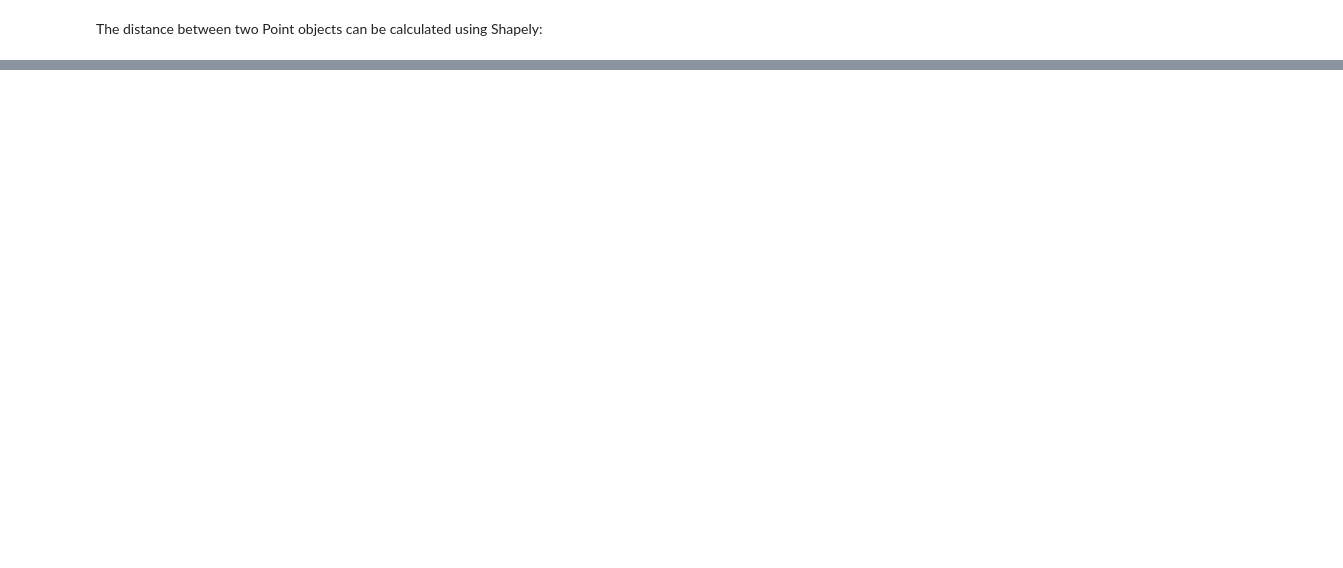
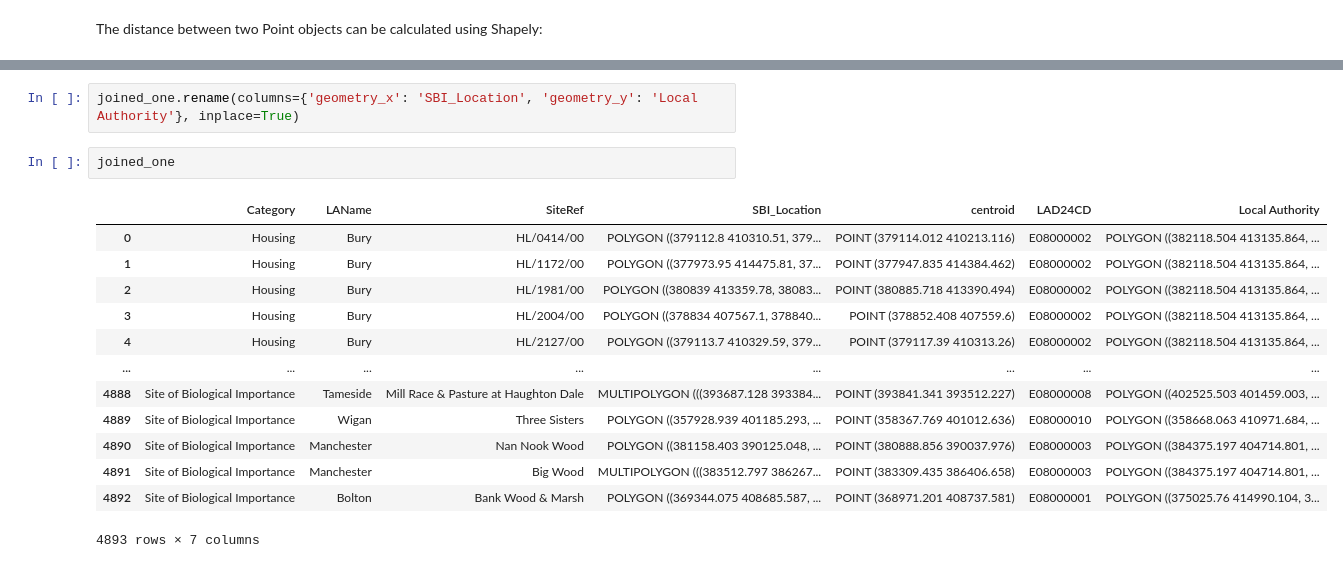
Before and after one commit to ChrisSoderberg-ONS/mss-sbi-project, a Jupyter notebook: sbi-analysis/example-notebook.ipynb, the cells around one changed output, grey strips where cells are left out. Drawn from its saved outputs; the diff is of its cells as text; blank space fills up the shorter version.

```diff
--- a/sbi-analysis/example-notebook.ipynb
+++ b/sbi-analysis/example-notebook.ipynb
@@ -71,0 +142,18 @@ print(
+# %%
+joined_one.rename(columns={'geometry_x': 'SBI_Location', 'geometry_y': 'Local Authority'}, inplace=True)
+# %%
+joined_one
+# %% [output]
+|  | Category | LAName | SiteRef | SBI_Location | centroid | LAD24CD | Local Authority |
+| 0 | Housing | Bury | HL/0414/00 | POLYGON ((379112.8 410310.51, 379... | POINT (379114.012 410213.116) | E08000002 | POLYGON ((382118.504 413135.864, ... |
+| 1 | Housing | Bury | HL/1172/00 | POLYGON ((377973.95 414475.81, 37... | POINT (377947.835 414384.462) | E08000002 | POLYGON ((382118.504 413135.864, ... |
+| 2 | Housing | Bury | HL/1981/00 | POLYGON ((380839 413359.78, 38083... | POINT (380885.718 413390.494) | E08000002 | POLYGON ((382118.504 413135.864, ... |
+| 3 | Housing | Bury | HL/2004/00 | POLYGON ((378834 407567.1, 378840... | POINT (378852.408 407559.6) | E08000002 | POLYGON ((382118.504 413135.864, ... |
+| 4 | Housing | Bury | HL/2127/00 | POLYGON ((379113.7 410329.59, 379... | POINT (379117.39 410313.26) | E08000002 | POLYGON ((382118.504 413135.864, ... |
+| ... | ... | ... | ... | ... | ... | ... | ... |
+| 4888 | Site of Biological Importance | Tameside | Mill Race & Pasture at Haughton Dale | MULTIPOLYGON (((393687.128 393384... | POINT (393841.341 393512.227) | E08000008 | POLYGON ((402525.503 401459.003, ... |
+| 4889 | Site of Biological Importance | Wigan | Three Sisters | POLYGON ((357928.939 401185.293, ... | POINT (358367.769 401012.636) | E08000010 | POLYGON ((358668.063 410971.684, ... |
+| 4890 | Site of Biological Importance | Manchester | Nan Nook Wood | POLYGON ((381158.403 390125.048, ... | POINT (380888.856 390037.976) | E08000003 | POLYGON ((384375.197 404714.801, ... |
+| 4891 | Site of Biological Importance | Manchester | Big Wood | MULTIPOLYGON (((383512.797 386267... | POINT (383309.435 386406.658) | E08000003 | POLYGON ((384375.197 404714.801, ... |
+| 4892 | Site of Biological Importance | Bolton | Bank Wood & Marsh | POLYGON ((369344.075 408685.587, ... | POINT (368971.201 408737.581) | E08000001 | POLYGON ((375025.76 414990.104, 3... |
+4893 rows × 7 columns
```
Also changed, not shown: parts of 9 cells of this notebook, 8 other files.
